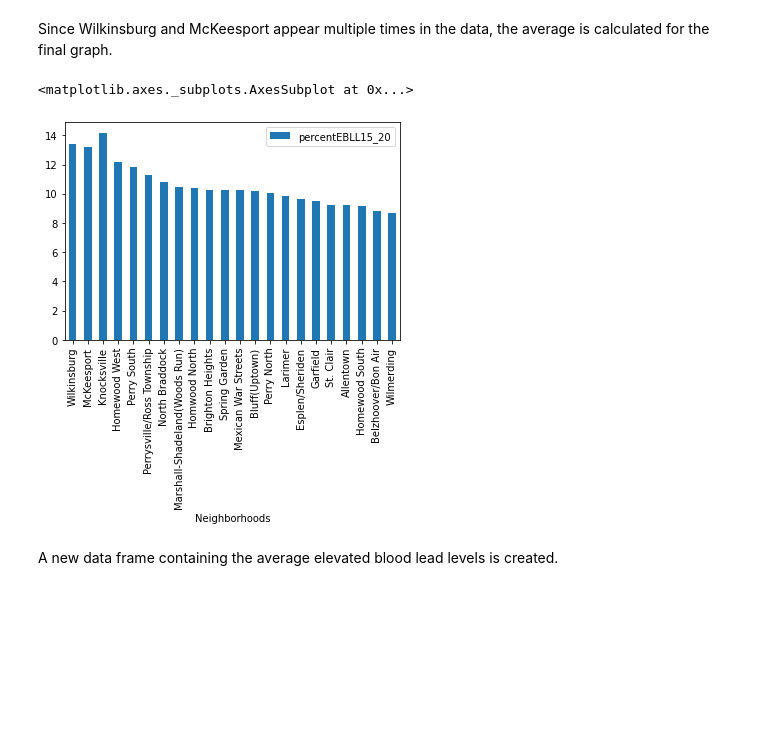
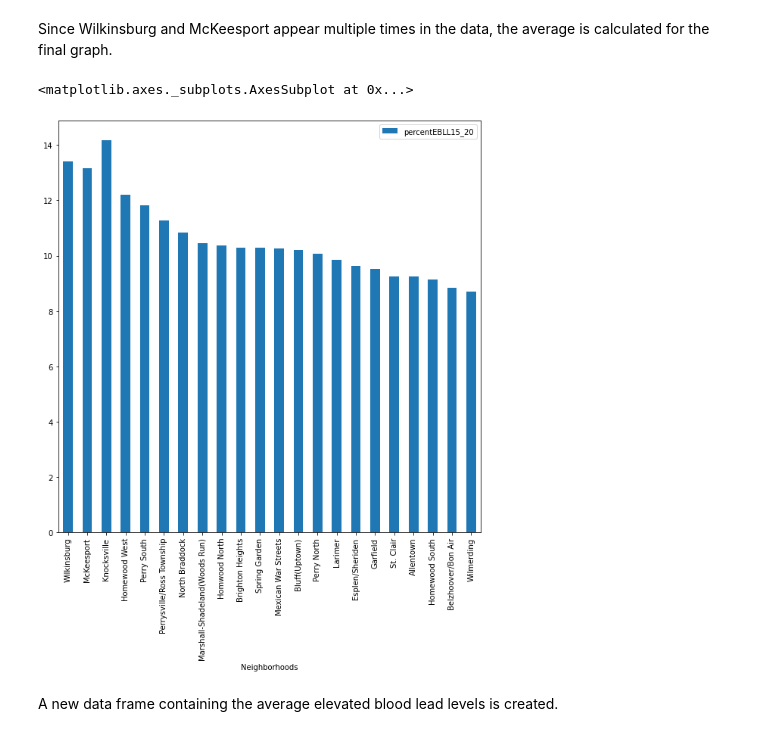
Before and after one commit to JNyashaT/CMPINF0010_Final_Project, a Jupyter notebook: Combined_Notebook.ipynb, the cells around one changed output. Drawn from its saved outputs; the diff is of its cells as text; code cells hidden in the pictures; blank space fills up the shorter version.

```diff
--- a/Combined_Notebook.ipynb
+++ b/Combined_Notebook.ipynb
@@ -102,16 +103,16 @@ Since Wilkinsburg and McKeesport appear multiple times in the data, the average
 # %%
 final_ebll = pd.DataFrame({'Neighborhoods': ['Wilkinsburg','McKeesport', 'Knocksville', 'Homewood West', 'Perry South',
                                             'Perrysville/Ross Township', 'North Braddock', 'Marshall-Shadeland(Woods Run)',
                                             'Homwood North', 'Brighton Heights', 'Spring Garden', 'Mexican War Streets',
                                              'Bluff(Uptown)', 'Perry North', 'Larimer', 'Esplen/Sheriden','Garfield','St. Clair'
                                              , 'Allentown', 'Homewood South', 'Belzhoover/Bon Air', 'Wilmerding'],
                           'percentEBLL15_20': [13.42,13.17, 14.17, 12.20, 11.82, 11.28,10.84,10.45,10.37,
                                               10.29, 10.29,10.26, 10.20,10.06,9.84, 9.62, 9.52, 9.26,
                                               9.25, 9.15, 8.85, 8.70]})
-final_ebll.plot.bar(x = 'Neighborhoods', y = 'percentEBLL15_20')
+final_ebll.plot.bar(figsize = (10,10), x = 'Neighborhoods', y = 'percentEBLL15_20')
 # %% [output]
 <matplotlib.axes._subplots.AxesSubplot at 0x...>
-[figure, old version]
+[figure, new version]
 # %% [markdown]
 A new data frame containing the average elevated blood lead levels is created.
 # %% [markdown]
```
Also changed, not shown: parts of 12 cells of this notebook.
